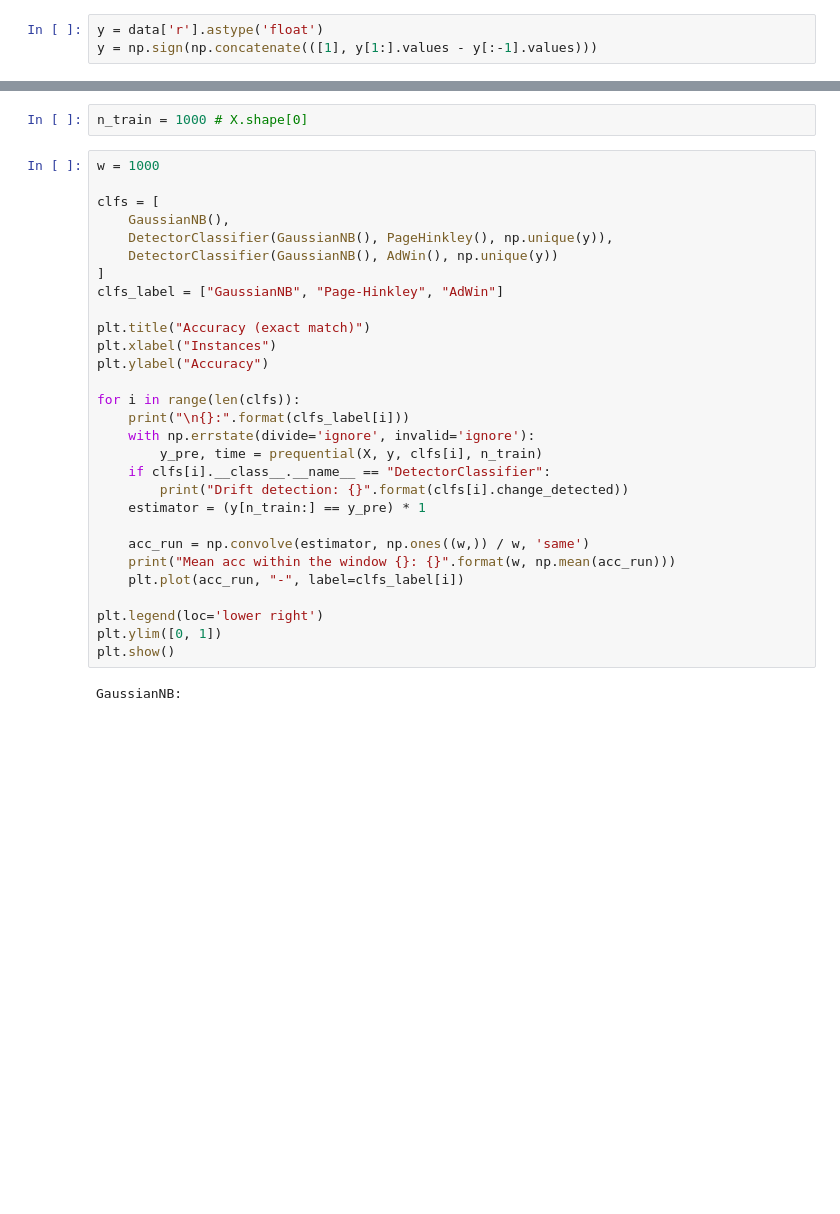
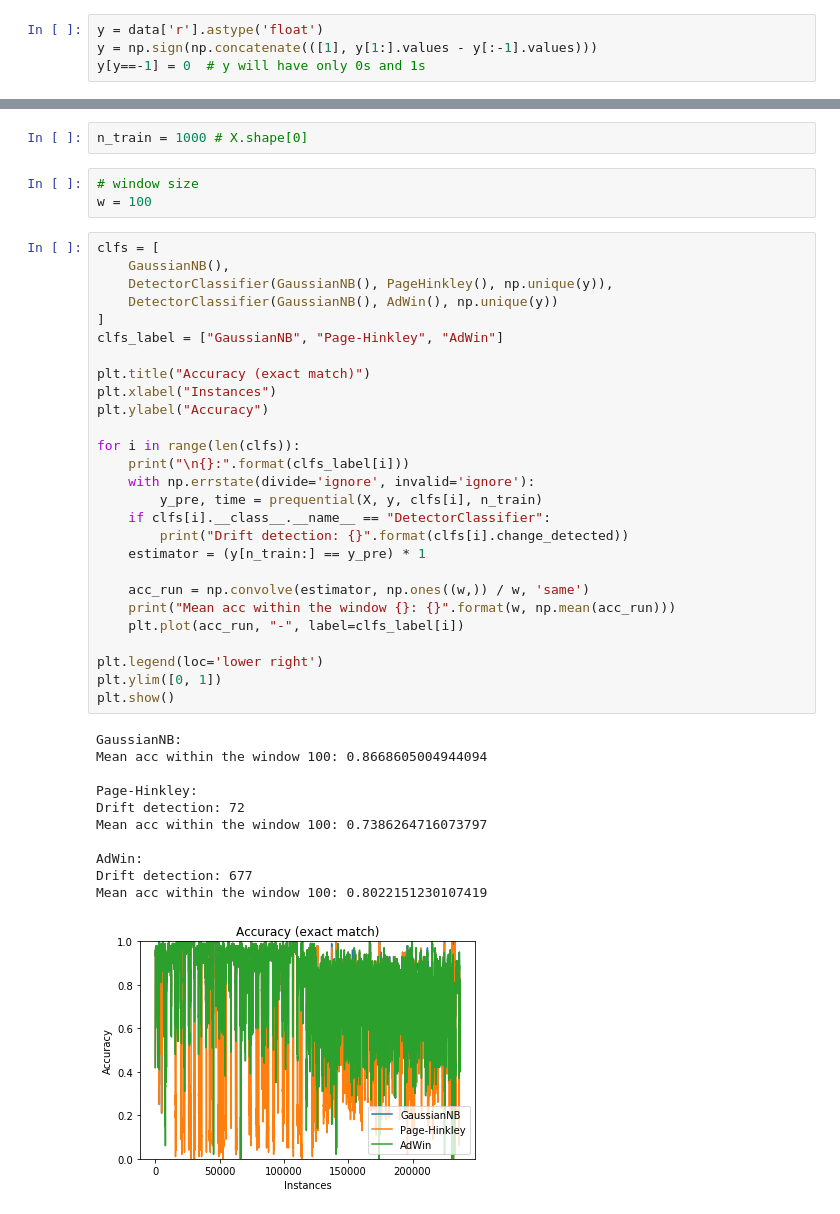
Before and after one commit to h3dema/concept-drift, a Jupyter notebook: concept-drift.ipynb, the cells around one changed output, grey strips where cells are left out. Drawn from its saved outputs; the diff is of its cells as text; blank space fills up the shorter version.

```diff
--- a/concept-drift.ipynb
+++ b/concept-drift.ipynb
@@ -101,6 +101,7 @@ data = pd.DataFrame(sarss)
 # %%
 y = data['r'].astype('float')
 y = np.sign(np.concatenate(([1], y[1:].values - y[:-1].values)))
+y[y==-1] = 0  # y will have only 0s and 1s
 # %%
 X = data[['Active time', 'Medium busy', 'channel',
        'new Active time', 'new Busy time', 'new Medium busy',
@@ -108,33 +111,44 @@ X = data[['Active time', 'Medium busy', 'channel',
 # %%
 n_train = 1000 # X.shape[0]
+# %%
+# window size
+w = 100
 # %%
-w = 1000
-
 clfs = [
     GaussianNB(),
     DetectorClassifier(GaussianNB(), PageHinkley(), np.unique(y)),
     DetectorClassifier(GaussianNB(), AdWin(), np.unique(y))
 ]
 clfs_label = ["GaussianNB", "Page-Hinkley", "AdWin"]
 
 plt.title("Accuracy (exact match)")
 plt.xlabel("Instances")
 plt.ylabel("Accuracy")
 
 for i in range(len(clfs)):
     print("\n{}:".format(clfs_label[i]))
     with np.errstate(divide='ignore', invalid='ignore'):
         y_pre, time = prequential(X, y, clfs[i], n_train)
     if clfs[i].__class__.__name__ == "DetectorClassifier":
         print("Drift detection: {}".format(clfs[i].change_detected))
     estimator = (y[n_train:] == y_pre) * 1
 
     acc_run = np.convolve(estimator, np.ones((w,)) / w, 'same')
     print("Mean acc within the window {}: {}".format(w, np.mean(acc_run)))
     plt.plot(acc_run, "-", label=clfs_label[i])
 
 plt.legend(loc='lower right')
 plt.ylim([0, 1])
 plt.show()
 # %% [output]
 GaussianNB:
+Mean acc within the window 100: 0.8668605004944094
+
+Page-Hinkley:
+Drift detection: 72
+Mean acc within the window 100: 0.7386264716073797
+
+AdWin:
+Drift detection: 677
+Mean acc within the window 100: 0.8022151230107419
+[figure, added]
```
Also changed, not shown: parts of 1 cell of this notebook.
